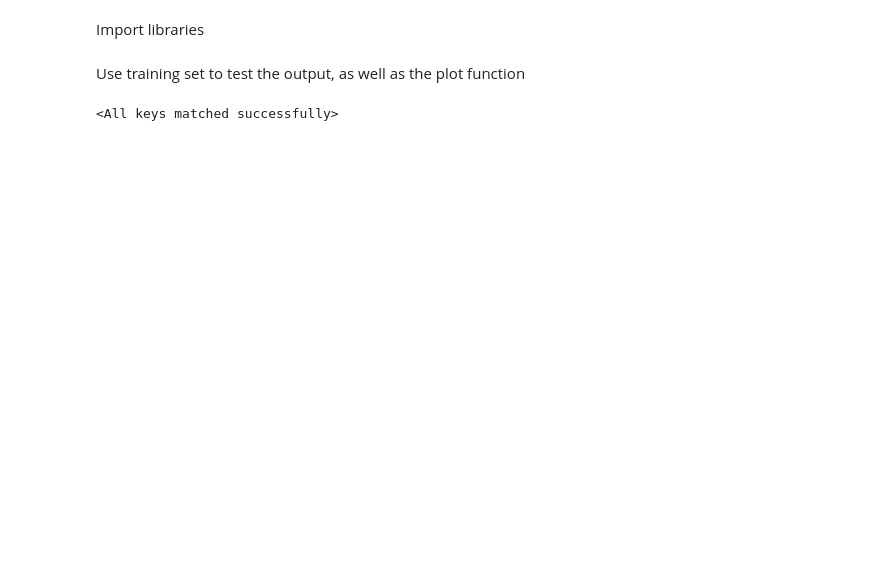
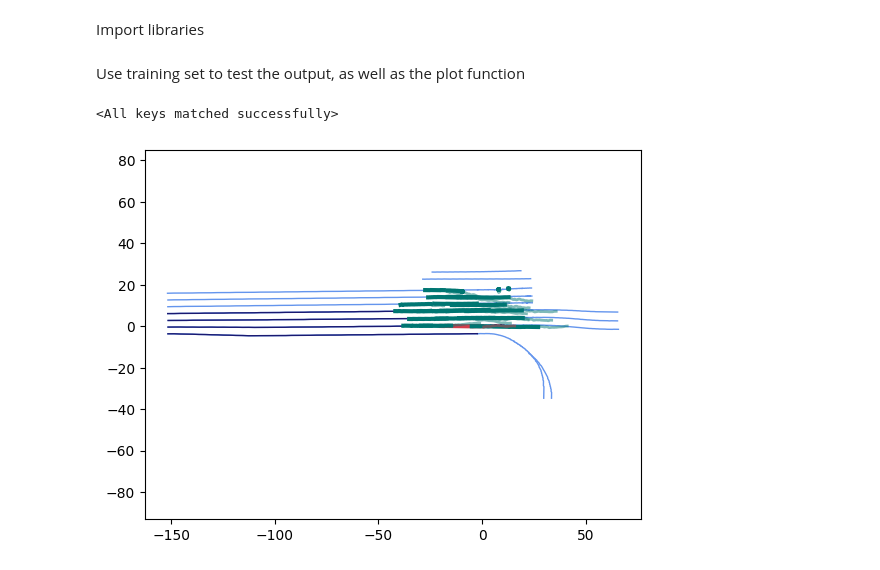
Before and after one commit to VitaminQRQ/VectorNet_NuPlan, a Jupyter notebook: visual.ipynb, the cells around one changed output. Drawn from its saved outputs; the diff is of its cells as text; code cells hidden in the pictures; blank space fills up the shorter version.

```diff
--- a/visual.ipynb
+++ b/visual.ipynb
@@ -44,30 +44,41 @@ model = VectornetGNN(
 ).to(device)
 
 model.load_state_dict(
-    torch.load(config.WEIGHT_PATH + '/model_epoch_100.pth')
+    torch.load(config.WEIGHT_PATH + '/model_epoch_050.pth')
 )
 # %% [output]
 <All keys matched successfully>
 # %%
 # 确保结果目录存在
 if not os.path.exists('./result/'):
     os.makedirs('./result/')
 
 model.eval()
 with torch.no_grad():
     for i, data in enumerate(validate_loader):
         data = data.to(device)
         observations = data.x
         model_out = model(data)
 
         ego_past, agent_past_list, \
         lane_list, crosswalk_list, \
         route_lane_list, \
         agent_current_pose_list = decoding_features(observations)
         predicted_path_list = increment_to_trajectories(model_out.cpu(), agent_current_pose_list)
 
-        # 绘制轨迹和地图
-        draw_trajectory(ego_past, agent_past_list)
-        create_map_raster(lane_list, crosswalk_list, route_lane_list)
-        draw_trajectory(predicted_path_list[0, :, :], predicted_path_list[1:, :, :], alpha=0.5, linewidth=2)
-        plt.axis('equal')
+        ground_truth_increment = data.y.cpu()
+        ground_truth_increment.view(config.NUM_AGENTS + 1, config.NUM_FUTURE_POSES * 2)
+        ground_truth_list = increment_to_trajectories(ground_truth_increment, agent_current_pose_list)
+
+        if i == 10:
+            # 绘制轨迹和地图
+            draw_trajectory(ego_past, agent_past_list)
+            create_map_raster(lane_list, crosswalk_list, route_lane_list)
+            draw_trajectory(predicted_path_list[0, :, :], predicted_path_list[1:, :, :], alpha=0.5, linewidth=2)
+            # draw_trajectory(ground_truth_list[0, :, :], ground_truth_list[1:, :, :], alpha=0.5, linewidth=2)
+            plt.axis('equal')
+
+            file_name = 'result/output_' + str(i) + '.png'
+            plt.savefig(file_name)
+# %% [output]
+[figure, added]
```
Also changed, not shown: parts of 1 cell of this notebook, 23 other files.
